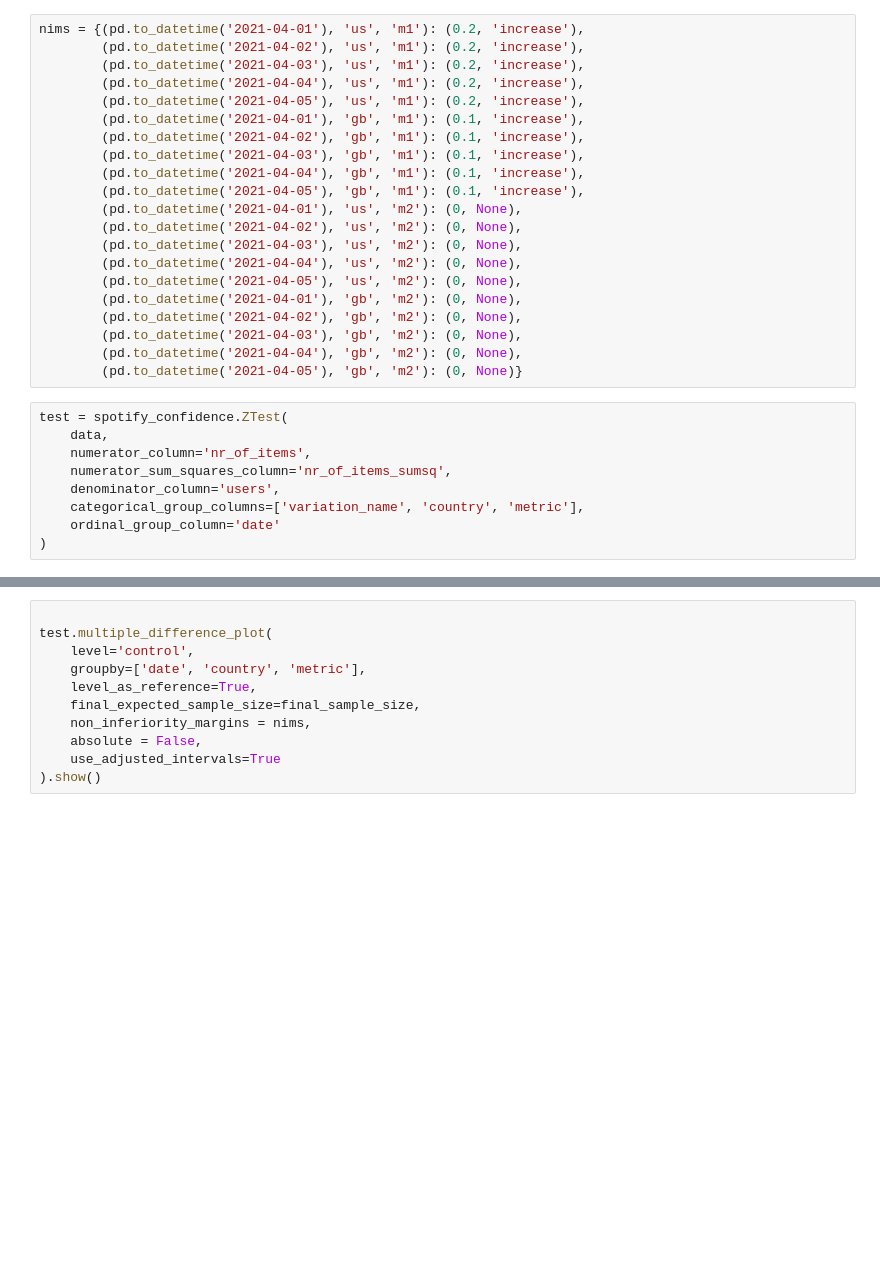
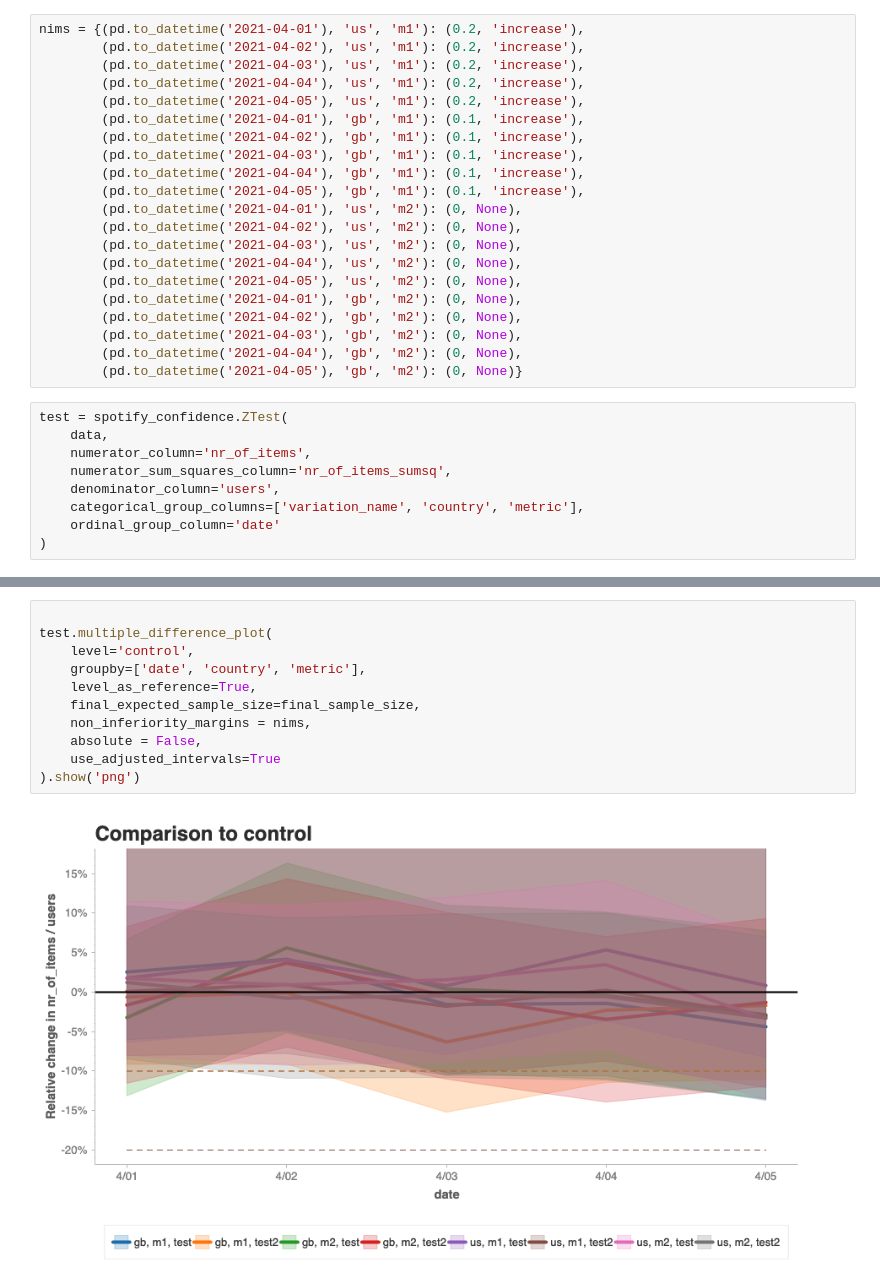
Before and after one commit to spotify/confidence, a Jupyter notebook: examples/Sequential.ipynb, the cells around one changed output, grey strips where cells are left out. Saved outputs shown, nothing was run; the diff lists cells and outputs as text; blank space fills up the shorter version.

```diff
--- a/examples/Sequential.ipynb
+++ b/examples/Sequential.ipynb
@@ -163,11 +163,13 @@ test.multiple_difference(
 # %%
 
 test.multiple_difference_plot(
     level='control',
     groupby=['date', 'country', 'metric'],
     level_as_reference=True,
     final_expected_sample_size=final_sample_size,
     non_inferiority_margins = nims,
     absolute = False,
     use_adjusted_intervals=True
-).show()
+).show('png')
+# %% [output]
+[figure, added]
```
Also changed, not shown: parts of 3 cells of this notebook.
